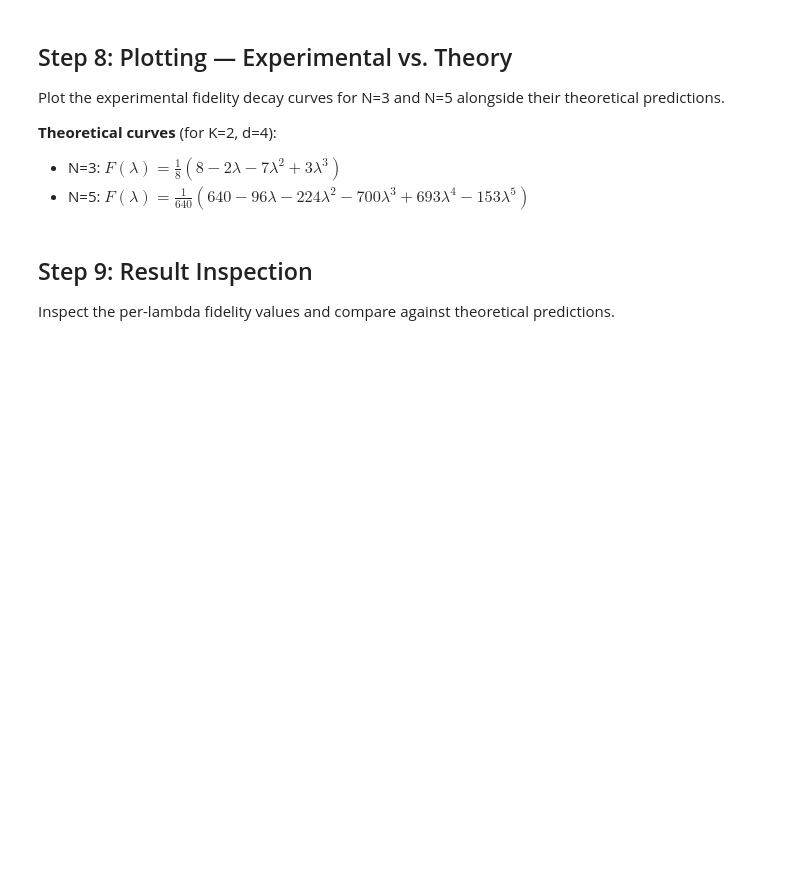
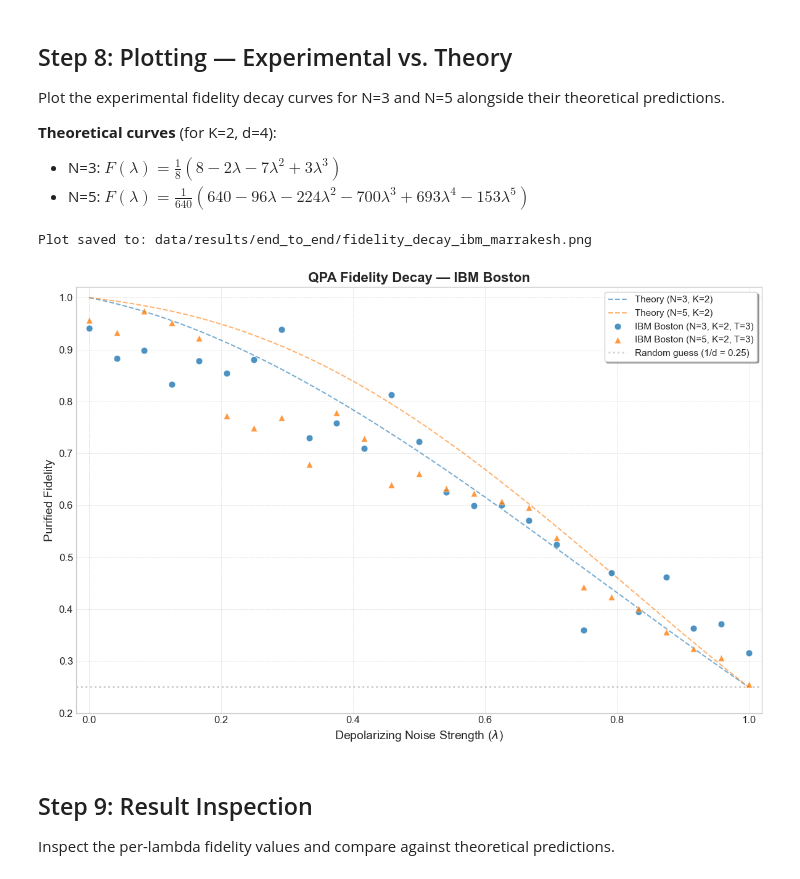
Before and after one commit to henryzou50/OQPA, a Jupyter notebook: end_to_end_bos.ipynb, the cells around one changed output. Saved outputs shown, nothing was run; the diff lists cells and outputs as text; code cells hidden in the pictures; blank space fills up the shorter version.

Commit message:
Previous results

```diff
--- a/end_to_end_bos.ipynb
+++ b/end_to_end_bos.ipynb
@@ -63,7 +63,7 @@ LAMBDA_MAX = 1.0     # Maximum noise parameter
 N_RANDOM = 50        # Pauli twirling instances per circuit (ensemble size)
 SHOTS = 10000        # Total shots budget per lambda point
 BATCH_SIZE = 50      # Max circuits per job submission
-DEVICE = "ibm_marrakesh"  # IBM Quantum backend
+DEVICE = "ibm_boston"  # IBM Quantum backend
 NO_RESET = False     # Reuse ancillas with reset (standard mode)
 
 # The two experiments
@@ -463,36 +596,39 @@ colors = {'n3': '#1f77b4', 'n5': '#ff7f0e'}
 # Theory curves (dashed lines)
 theory_n3 = theory_curve(lam_fine, 3, 2)
 theory_n5 = theory_curve(lam_fine, 5, 2)
 ax.plot(lam_fine, theory_n3, '--', color=colors['n3'], linewidth=1.5, alpha=0.6, label='Theory (N=3, K=2)')
 ax.plot(lam_fine, theory_n5, '--', color=colors['n5'], linewidth=1.5, alpha=0.6, label='Theory (N=5, K=2)')
 
 # Experimental data (scatter with markers)
 ax.scatter(df_n3['lambda'], df_n3['fidelity'], color=colors['n3'], marker='o', s=60,
            zorder=5, alpha=0.8, edgecolors='white', linewidth=0.5,
-           label=f'IBM Marrakesh (N=3, K=2, T=3)')
+           label=f'IBM Boston (N=3, K=2, T=3)')
 ax.scatter(df_n5['lambda'], df_n5['fidelity'], color=colors['n5'], marker='^', s=60,
            zorder=5, alpha=0.8, edgecolors='white', linewidth=0.5,
-           label=f'IBM Marrakesh (N=5, K=2, T=3)')
+           label=f'IBM Boston (N=5, K=2, T=3)')
 
 # Random guess baseline (1/d = 1/4 for K=2)
 ax.axhline(y=0.25, color='gray', linestyle=':', alpha=0.4, label='Random guess (1/d = 0.25)')
 
-ax.set_title('QPA Fidelity Decay — IBM Marrakesh', fontweight='bold')
+ax.set_title('QPA Fidelity Decay — IBM Boston', fontweight='bold')
 ax.set_xlabel(r'Depolarizing Noise Strength ($\lambda$)')
 ax.set_ylabel('Purified Fidelity')
 ax.set_xlim(-0.02, 1.02)
 ax.set_ylim(0.20, 1.02)
 ax.legend(loc='best', frameon=True, shadow=True)
 ax.grid(True, which='both', linestyle='--', linewidth=0.5, alpha=0.7)
 
 plt.tight_layout()
 
 # Save plot
 plot_path = os.path.join(results_dir, "fidelity_decay_ibm_marrakesh.png")
 plt.savefig(plot_path, dpi=300)
 print(f"Plot saved to: {plot_path}")
 
 plt.show()
+# %% [output]
+Plot saved to: data/results/end_to_end/fidelity_decay_ibm_marrakesh.png
+[figure, added]
 # %% [markdown]
 ## Step 9: Result Inspection
 
```
Also changed, not shown: parts of 12 cells of this notebook, 7 other files.
